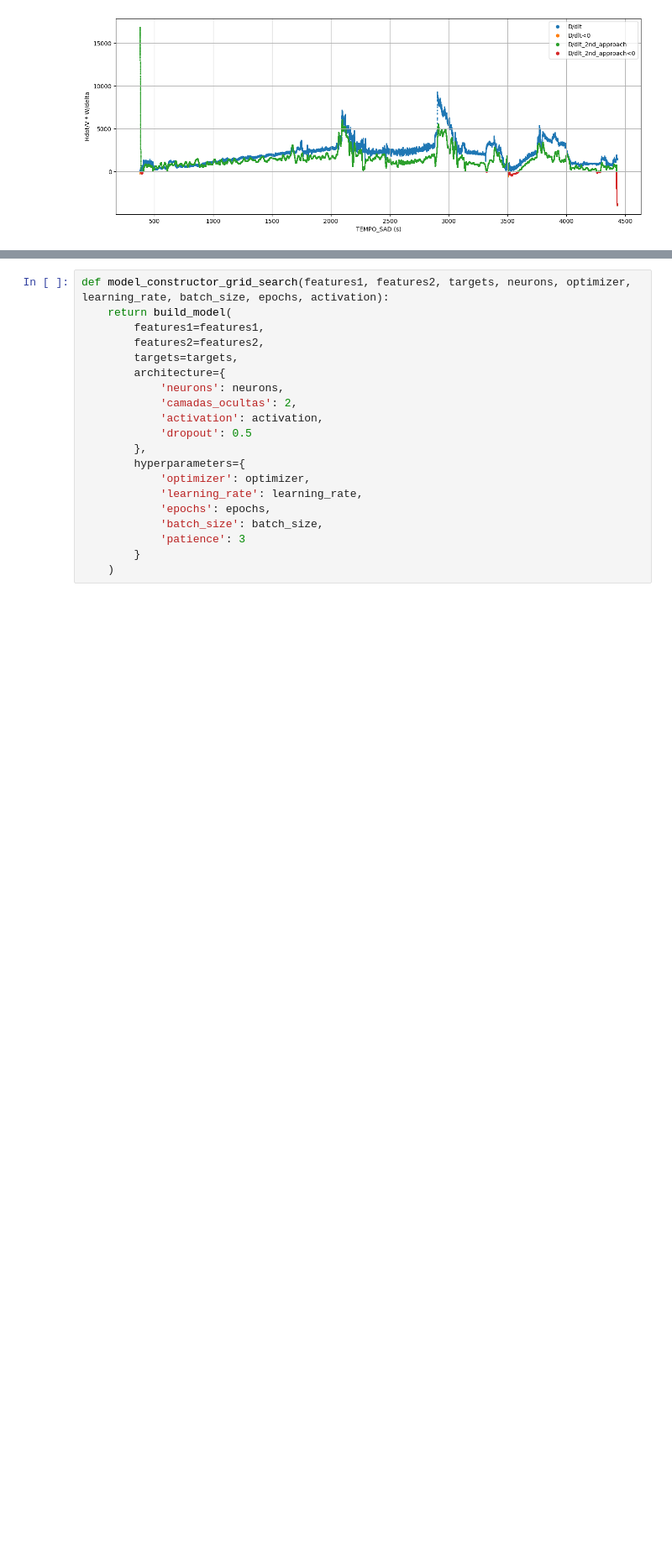
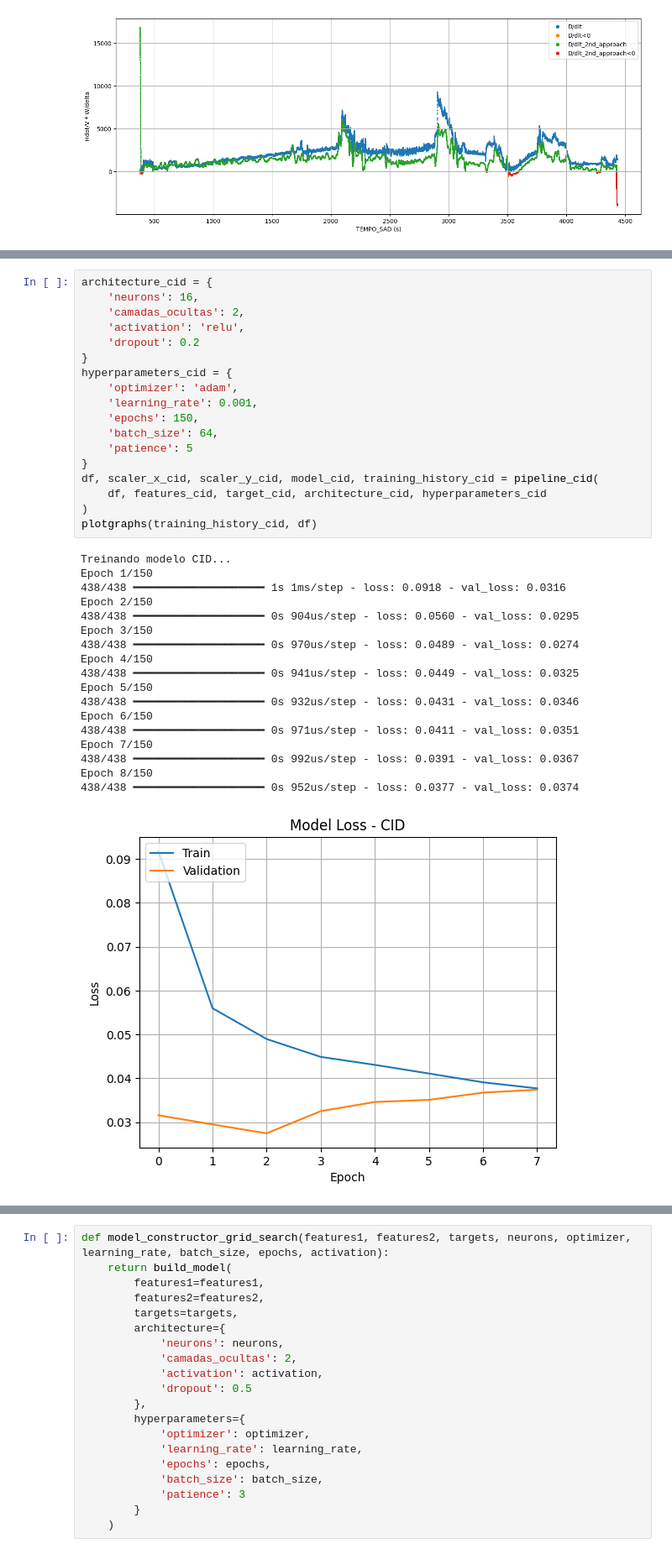
Before and after one commit to ymarcal/PMG, a Jupyter notebook: scriptPMG_refactored.ipynb, the cells around one changed output, grey strips where cells are left out. Shown at 84% size. Cells and saved outputs as stored; diff of their text form; blank space fills up the shorter version.

```diff
--- a/scriptPMG_refactored.ipynb
+++ b/scriptPMG_refactored.ipynb
@@ -1155,0 +1350,37 @@ for filename, grupo in subset.groupby('filename'):
+# %%
+architecture_cid = {
+    'neurons': 16,
+    'camadas_ocultas': 2,
+    'activation': 'relu',
+    'dropout': 0.2
+}
+hyperparameters_cid = {
+    'optimizer': 'adam',
+    'learning_rate': 0.001,
+    'epochs': 150,
+    'batch_size': 64,
+    'patience': 5
+}
+df, scaler_x_cid, scaler_y_cid, model_cid, training_history_cid = pipeline_cid(
+    df, features_cid, target_cid, architecture_cid, hyperparameters_cid
+)
+plotgraphs(training_history_cid, df)
+# %% [output]
+Treinando modelo CID...
+Epoch 1/150
+438/438 ━━━━━━━━━━━━━━━━━━━━ 1s 1ms/step - loss: 0.0918 - val_loss: 0.0316
+Epoch 2/150
+438/438 ━━━━━━━━━━━━━━━━━━━━ 0s 904us/step - loss: 0.0560 - val_loss: 0.0295
+Epoch 3/150
+438/438 ━━━━━━━━━━━━━━━━━━━━ 0s 970us/step - loss: 0.0489 - val_loss: 0.0274
+Epoch 4/150
+438/438 ━━━━━━━━━━━━━━━━━━━━ 0s 941us/step - loss: 0.0449 - val_loss: 0.0325
+Epoch 5/150
+438/438 ━━━━━━━━━━━━━━━━━━━━ 0s 932us/step - loss: 0.0431 - val_loss: 0.0346
+Epoch 6/150
+438/438 ━━━━━━━━━━━━━━━━━━━━ 0s 971us/step - loss: 0.0411 - val_loss: 0.0351
+Epoch 7/150
+438/438 ━━━━━━━━━━━━━━━━━━━━ 0s 992us/step - loss: 0.0391 - val_loss: 0.0367
+Epoch 8/150
+438/438 ━━━━━━━━━━━━━━━━━━━━ 0s 952us/step - loss: 0.0377 - val_loss: 0.0374
+[figure, added]
```
Also changed, not shown: parts of 14 cells of this notebook.
